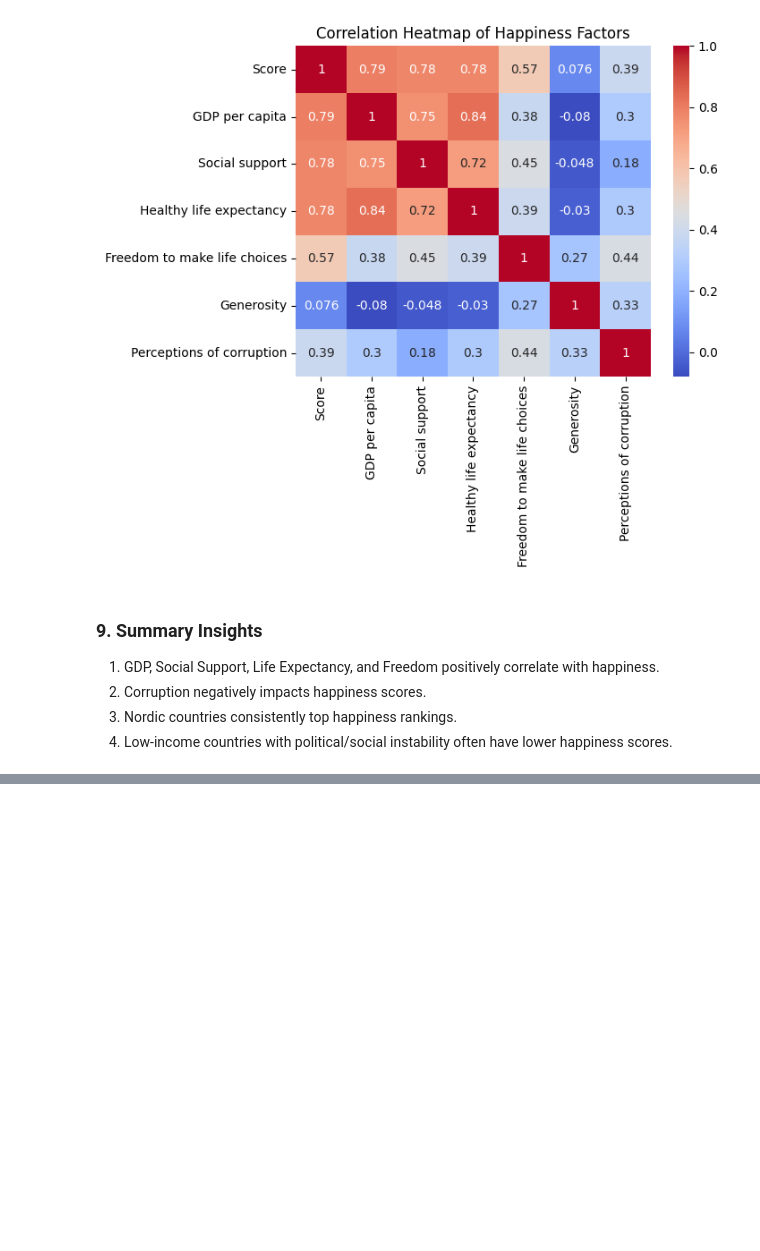
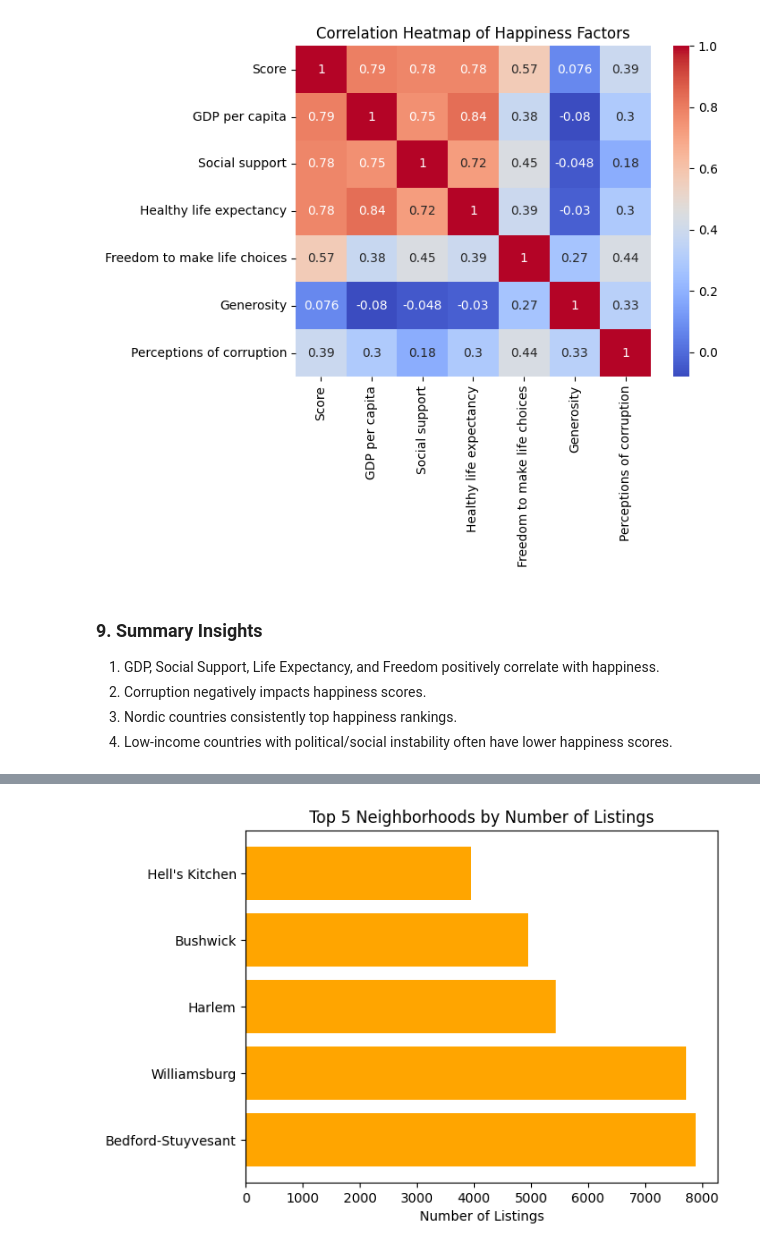
Before and after one commit to supekavya/FullStackDataScience, a Jupyter notebook: Assignment.ipynb, the cells around one changed output, grey strips where cells are left out. Cells and saved outputs as stored; diff of their text form; code cells hidden in the pictures; blank space fills up the shorter version.

```diff
--- a/Assignment.ipynb
+++ b/Assignment.ipynb
@@ -531,0 +648,7 @@ plt.show()
+# %%
+plt.barh(top_neighbourhoods.index, top_neighbourhoods.values, color='orange')
+plt.title("Top 5 Neighborhoods by Number of Listings")
+plt.xlabel("Number of Listings")
+plt.show()
+# %% [output]
+[figure, added]
```
Also changed, not shown: parts of 38 cells of this notebook, 6 other files.
